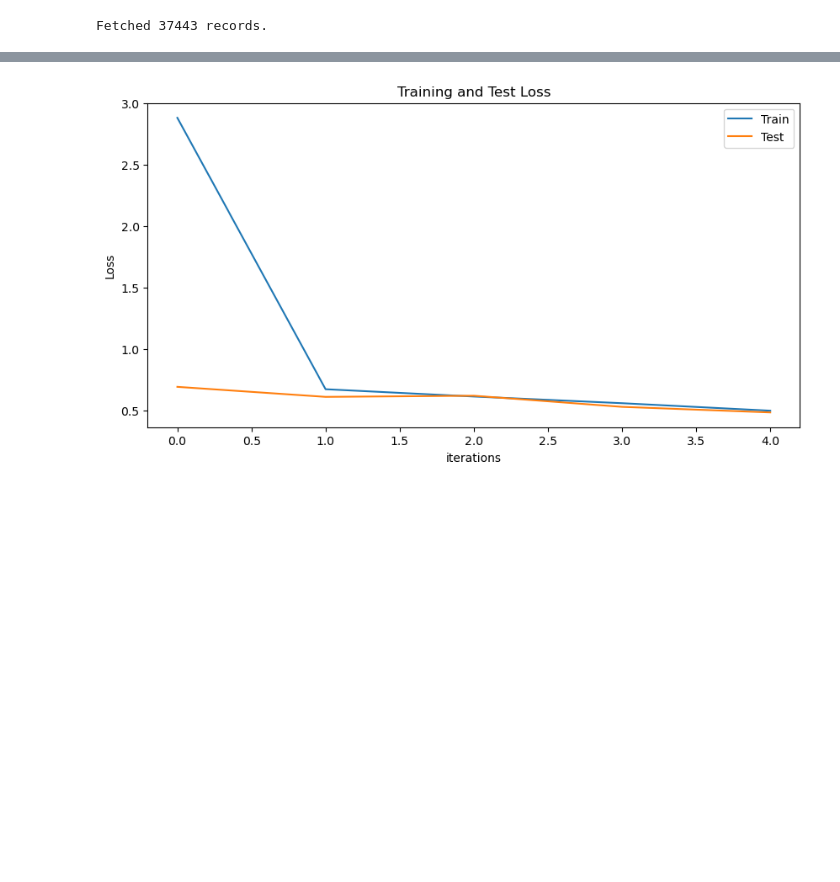
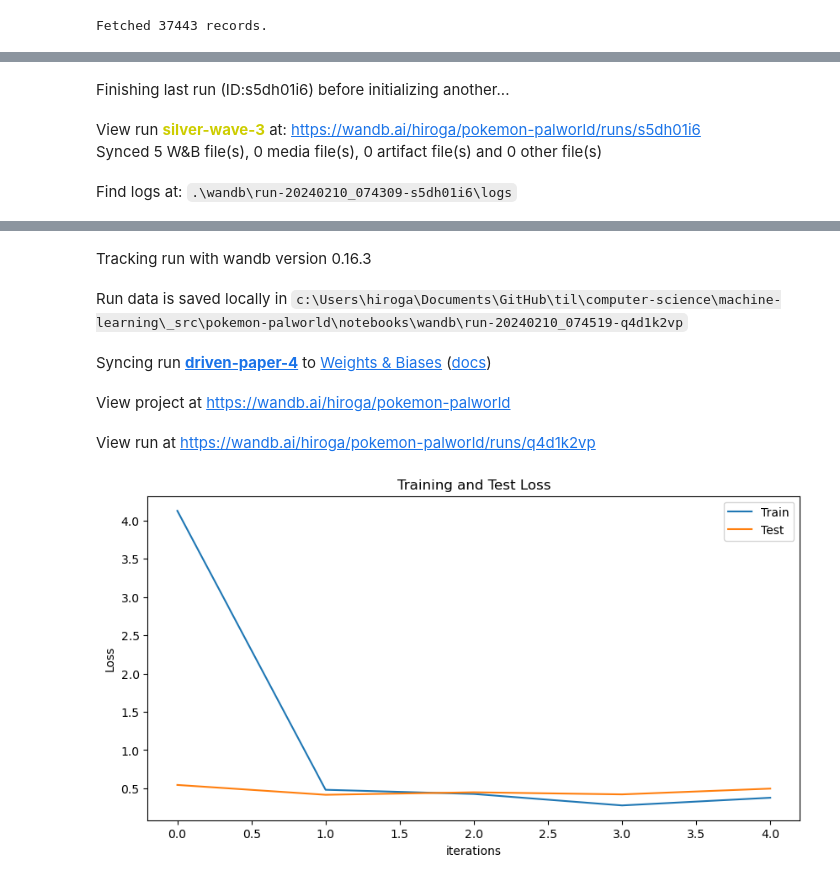
Before and after one commit to xhiroga/til, a Jupyter notebook: computer-science/machine-learning/_src/pokemon-palworld/notebooks/train.ipynb, the cells around one changed output, grey strips where cells are left out. Cells and saved outputs as stored; diff of their text form; code cells hidden in the pictures; blank space fills up the shorter version.

Commit message:
feat: use wandb

```diff
--- a/computer-science/machine-learning/_src/pokemon-palworld/notebooks/train.ipynb
+++ b/computer-science/machine-learning/_src/pokemon-palworld/notebooks/train.ipynb
@@ -104,6 +104,7 @@ sys.path.append('..')
 
 import torch
 import os
+import wandb
 from torch.utils.data import DataLoader
 from torchvision import transforms
 from src.SimpleCNN import SimpleCNN
@@ -137,7 +138,8 @@ def train(model, optimizer, criterion, train_loader, test_loader, num_epochs, de
 
         train_losses.append(running_loss/len(train_loader))
         test_losses.append(running_test_loss/len(test_loader))
-        print(f"Epoch {epoch+1}: Train Loss = {train_losses[-1]}, Test Loss = {test_losses[-1]}")
+        wandb.log({"epoch": epoch +1, "train_loss": train_losses[-1], "test_loss": test_losses[-1]})
+
 
     # Save the model
     model_dir = '../models/'
@@ -158,11 +160,28 @@ def train(model, optimizer, criterion, train_loader, test_loader, num_epochs, de
     plt.legend()
     plt.show()
 
+
+learning_rate = 0.001
+epochs = 5
+batch_size = 16
 image_size = 256
+
+wandb.login()
+wandb.init(
+    project="pokemon-palworld",
+    config={
+        "learning_rate": learning_rate,
+        "architecture": "CNN",
+        "dataset": "pokemon-palworld",
+        "epochs": epochs,
+        "batch_size": batch_size,
+        "image_size": image_size
+    }
+)
 
 device = torch.device("cuda:0" if torch.cuda.is_available() else "cpu")
 model = SimpleCNN(image_size=image_size).to(device)
-optimizer = torch.optim.Adam(model.parameters(), lr=0.001)
+optimizer = torch.optim.Adam(model.parameters(), lr=learning_rate)
 criterion = torch.nn.CrossEntropyLoss()
 
 transform = transforms.Compose([
@@ -172,9 +191,9 @@ transform = transforms.Compose([
 dataset.transform = transform
 train_dataset = Subset(dataset, train_idx)
 test_dataset = Subset(dataset, test_idx)
-train_dataloader = DataLoader(train_dataset, batch_size=16, shuffle=True)
-test_dataloader = DataLoader(test_dataset, batch_size=16, shuffle=False)
+train_dataloader = DataLoader(train_dataset, batch_size=batch_size, shuffle=True)
+test_dataloader = DataLoader(test_dataset, batch_size=batch_size, shuffle=False)
 
 # Fixing the batch size mismatch error
-train(model, optimizer, criterion, train_dataloader, test_dataloader, num_epochs=5, device=device)
+train(model, optimizer, criterion, train_dataloader, test_dataloader, num_epochs=epochs, device=device)
 # %% [output]
@@ -185,0 +201,4 @@ Epoch 5: Train Loss = 0.4990154192561195, Test Loss = 0.48494191467761993
+Finishing last run (ID:s5dh01i6) before initializing another...
+View run silver-wave-3 at: https://wandb.ai/hiroga/pokemon-palworld/runs/s5dh01i6
+Synced 5 W&B file(s), 0 media file(s), 0 artifact file(s) and 0 other file(s)
+Find logs at: .\wandb\run-20240210_074309-s5dh01i6\logs
@@ -186,4 +206,9 @@ Epoch 5: Train Loss = 0.4990154192561195, Test Loss = 0.48494191467761993
+Tracking run with wandb version 0.16.3
+Run data is saved locally in c:\Users\hiroga\Documents\GitHub\til\computer-science\machine-learning\_src\pokemon-palworld\notebooks\wandb\run-20240210_074519-q4d1k2vp
+Syncing run driven-paper-4 to Weights & Biases (docs)
+View project at https://wandb.ai/hiroga/pokemon-palworld
+View run at https://wandb.ai/hiroga/pokemon-palworld/runs/q4d1k2vp
-[figure, old version]
+[figure, new version]
 # %%
 import matplotlib.pyplot as plt
 import numpy as np
```
Also changed, not shown: parts of 2 cells of this notebook, 2 other files.
